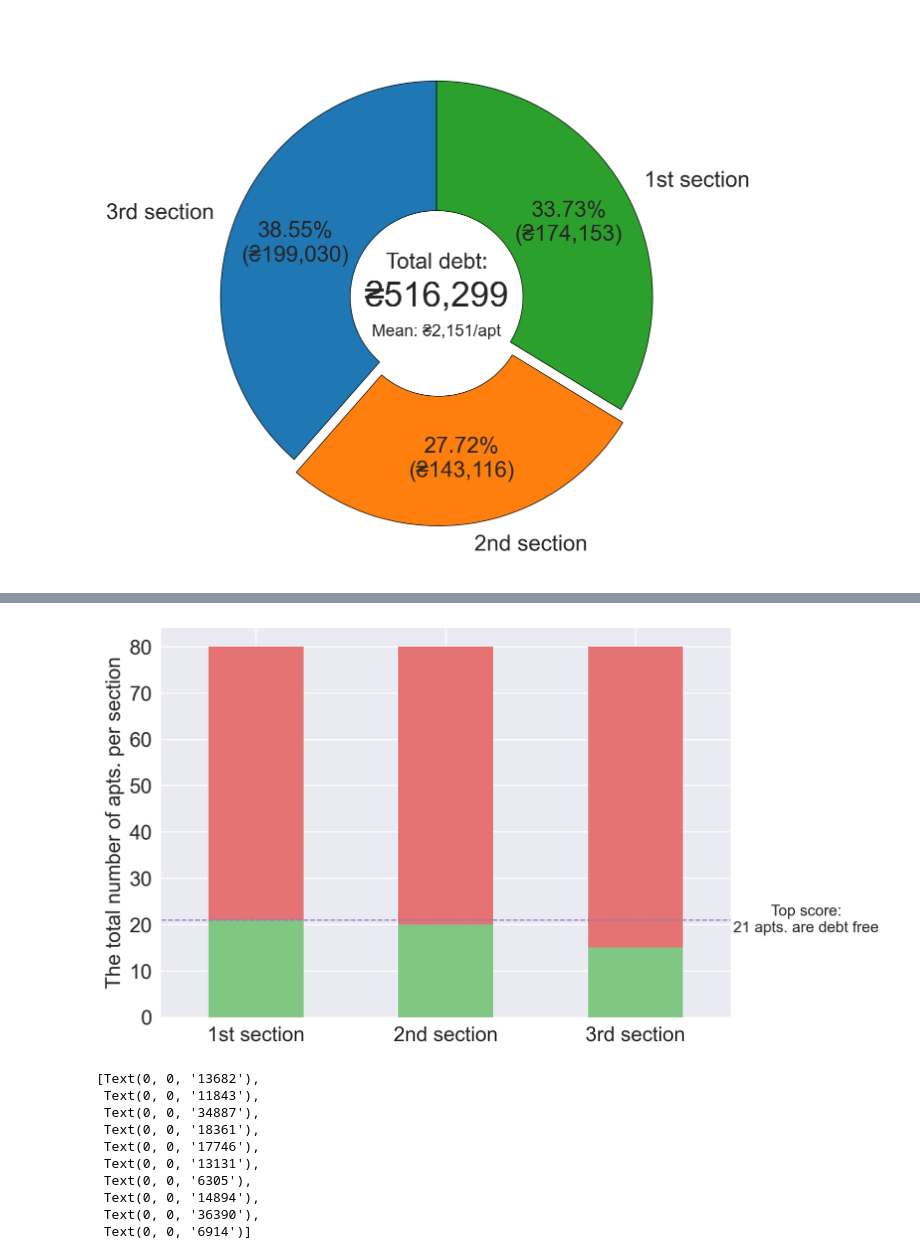
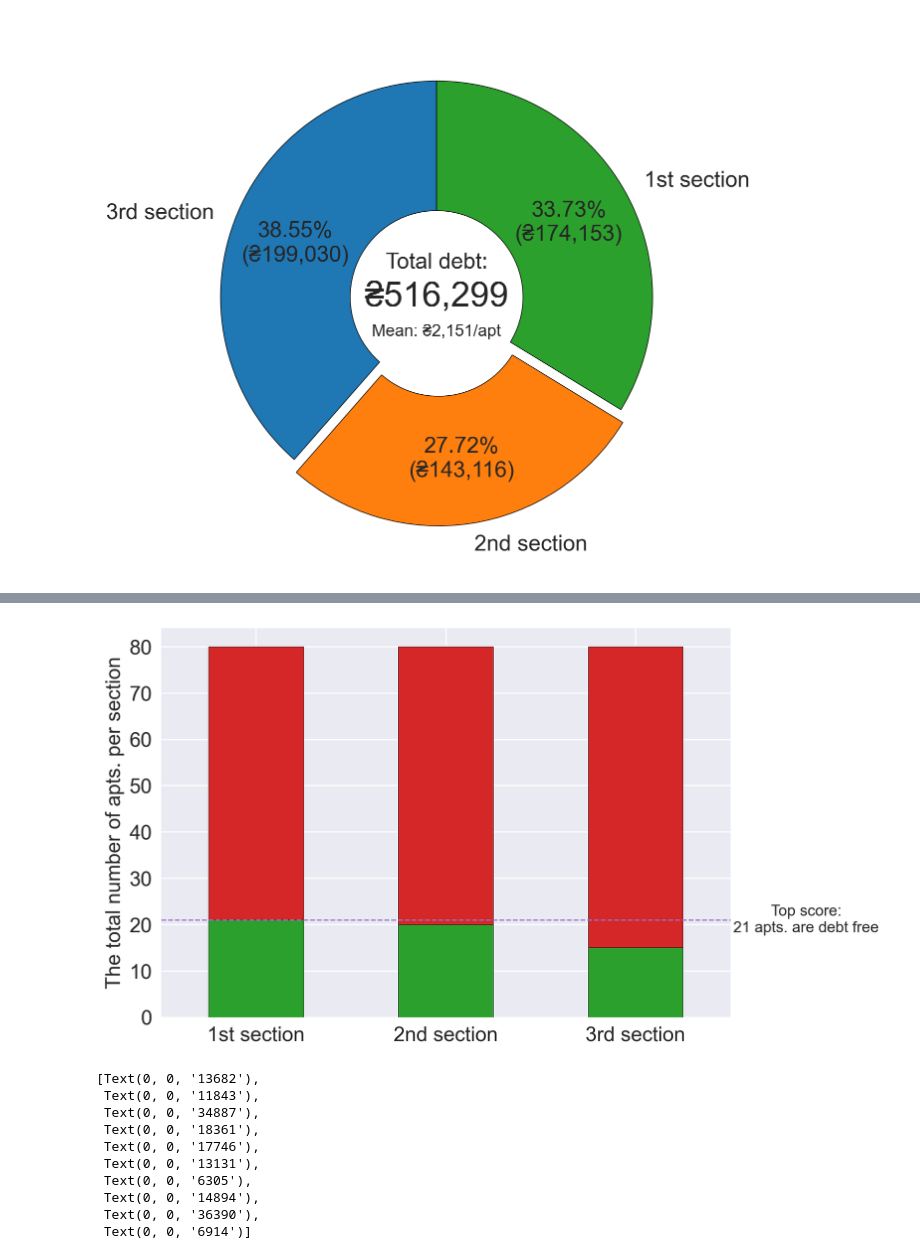
Before and after one commit to SlavaMelanko/SlavaMelanko, a Jupyter notebook: blog/data-visualization/debts.ipynb, the cells around one changed output, grey strips where cells are left out. Drawn from its saved outputs; the diff is of its cells as text; code cells hidden in the pictures.

```diff
--- a/blog/data-visualization/debts.ipynb
+++ b/blog/data-visualization/debts.ipynb
@@ -166,15 +166,20 @@ for x in range(1, sections + 1):
     without_debt.append(get_num_of_apts_without_debt(x))
     with_debt.append(get_num_of_apts_with_debt(x))
 # %%
-ax = pd.DataFrame({"without_debt" : without_debt, "with_debt": with_debt}).plot.bar(legend=False, fontsize=16, color=["#81c784", "#e57373"], stacked=True)
+ax = pd.DataFrame({"without_debt" : without_debt, "with_debt": with_debt}).plot.bar(
+    legend=False,
+    fontsize=16,
+    color=[plt.cm.tab10.colors[2], plt.cm.tab10.colors[3]],
+    stacked=True,
+    edgecolor="black")
 ax.set_xticks([0,1,2], ["1st section", "2nd section", "3rd section"], rotation=0)
 ax.set_ylabel("The total number of apts. per section", fontsize=16)
 ax.axhline(max(without_debt), color="#9575cd", linestyle="--", linewidth=1)
 ax.text(2.9, 21, "Top score:\n21 apts. are debt free", ha="center", va="center", fontsize=12)
 
 plt.savefig("debt_no_bar.png", bbox_inches="tight")
 # %% [output]
-[figure, old version]
+[figure, new version]
 # %%
 section_num = 1
 ax = debt[debt["section"] == section_num].groupby(["floor"])["debt"].sum().plot.barh(fontsize=14, width = 0.75)
```
Also changed, not shown: parts of 3 cells of this notebook.
